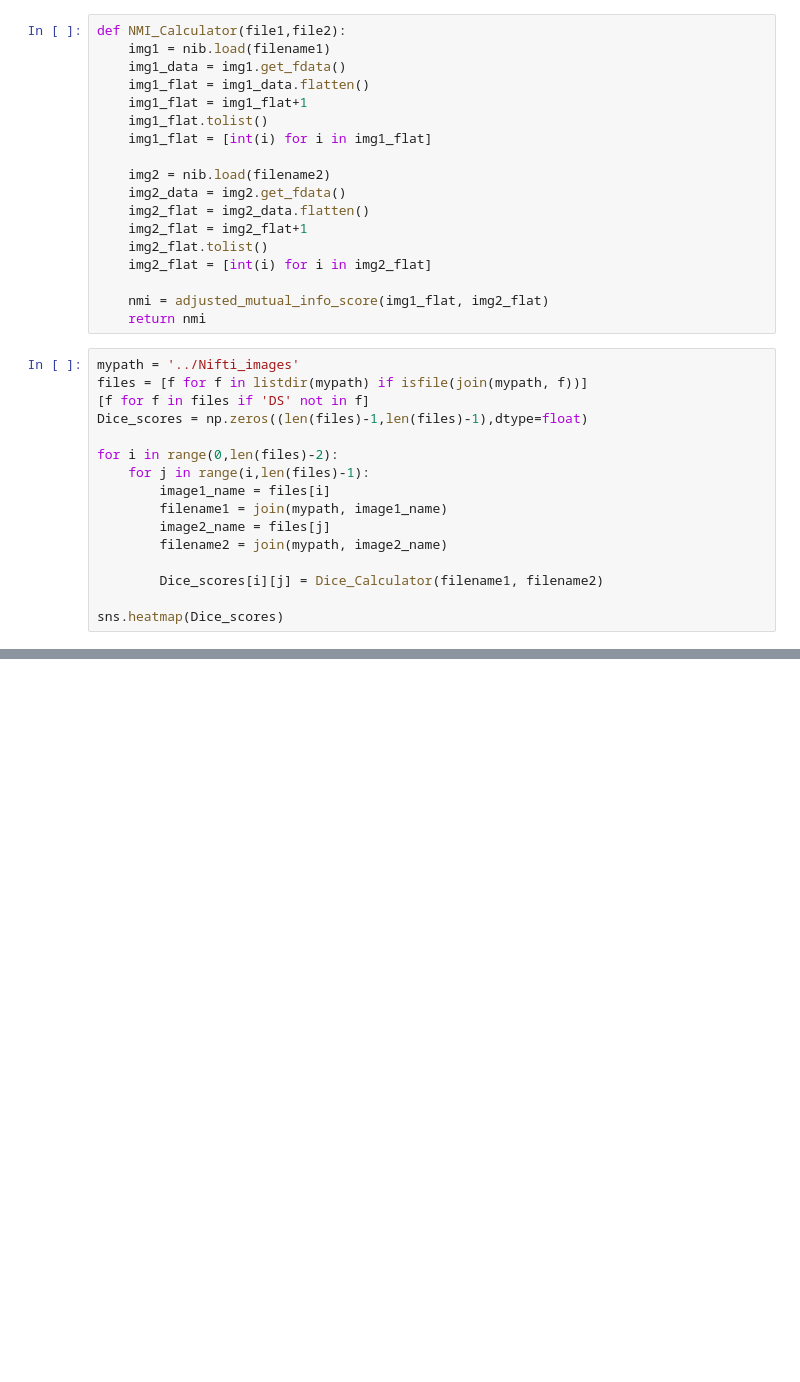
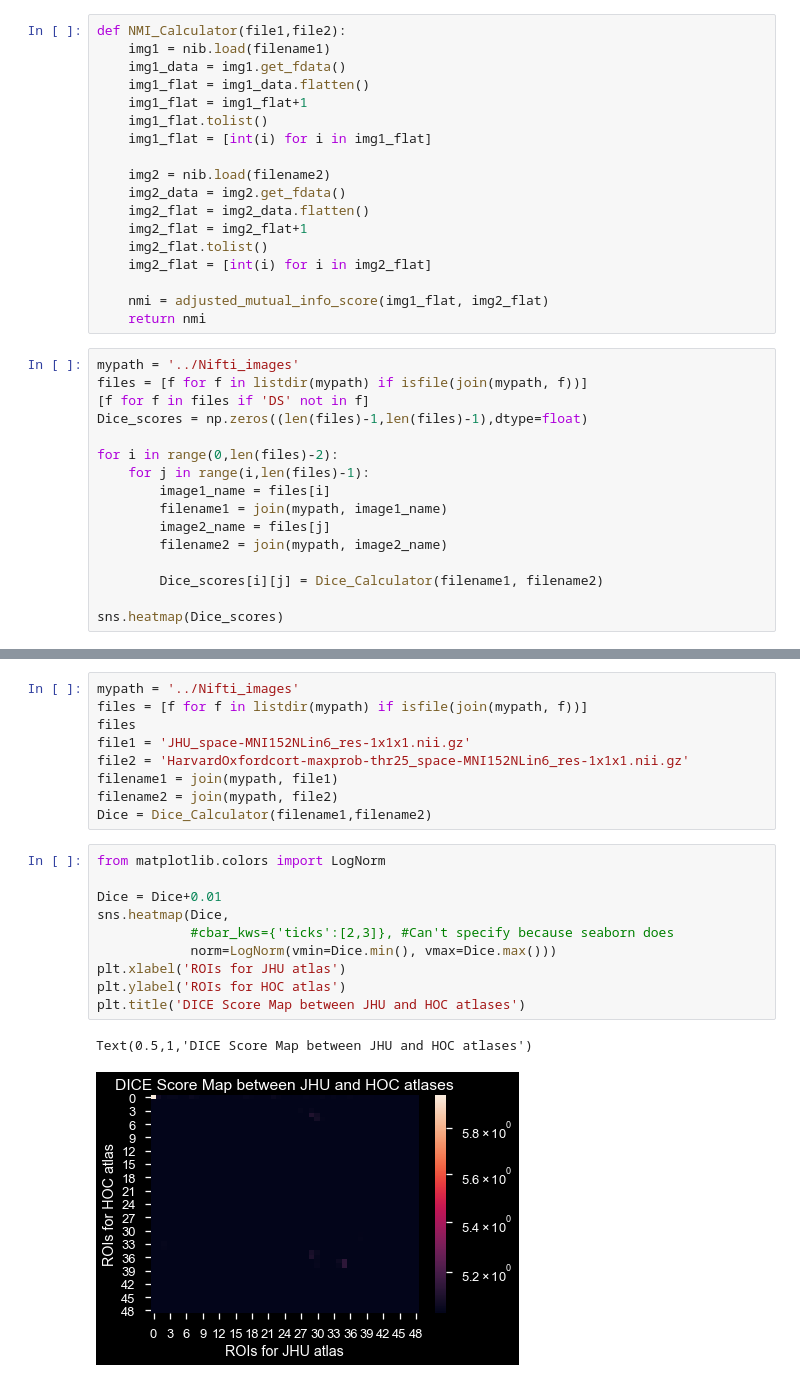
Before and after one commit to NeuroDataDesign/the-ents, a Jupyter notebook: atlases/Code/Atlas_Statistics.ipynb, the cells around one changed output, grey strips where cells are left out. Saved outputs shown, nothing was run; the diff lists cells and outputs as text; blank space fills up the shorter version.

```diff
--- a/atlases/Code/Atlas_Statistics.ipynb
+++ b/atlases/Code/Atlas_Statistics.ipynb
@@ -133,0 +135,22 @@ for i in range(0,len(files)-2):
+# %%
+mypath = '../Nifti_images'
+files = [f for f in listdir(mypath) if isfile(join(mypath, f))]
+files
+file1 = 'JHU_space-MNI152NLin6_res-1x1x1.nii.gz'
+file2 = 'HarvardOxfordcort-maxprob-thr25_space-MNI152NLin6_res-1x1x1.nii.gz'
+filename1 = join(mypath, file1)
+filename2 = join(mypath, file2)
+Dice = Dice_Calculator(filename1,filename2)
+# %%
+from matplotlib.colors import LogNorm
+
+Dice = Dice+0.01
+sns.heatmap(Dice,
+            #cbar_kws={'ticks':[2,3]}, #Can't specify because seaborn does
+            norm=LogNorm(vmin=Dice.min(), vmax=Dice.max()))
+plt.xlabel('ROIs for JHU atlas')
+plt.ylabel('ROIs for HOC atlas')
+plt.title('DICE Score Map between JHU and HOC atlases')
+# %% [output]
+Text(0.5,1,'DICE Score Map between JHU and HOC atlases')
+[figure, added]
```
Also changed, not shown: parts of 7 cells of this notebook, 1 other file.
